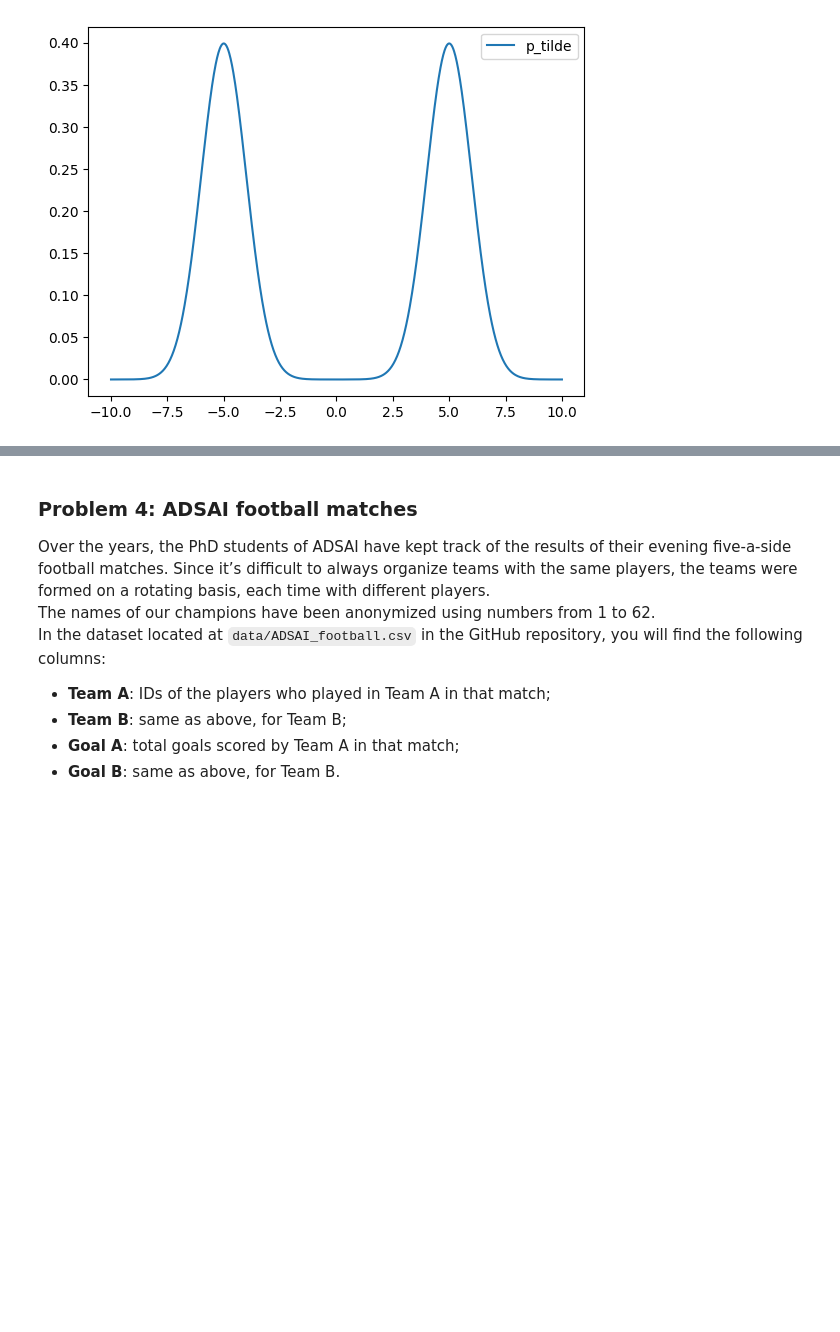
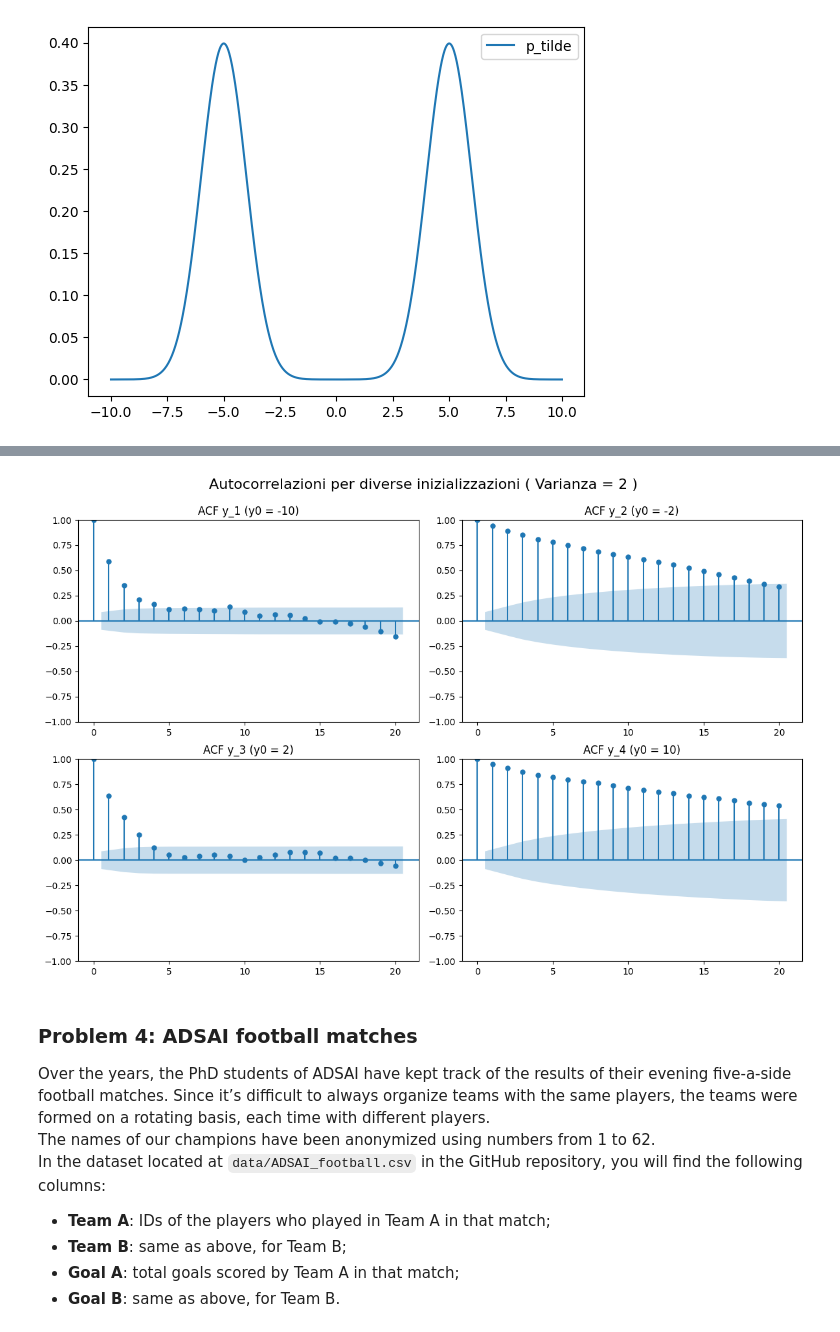
Before and after one commit to TommasoPiscitelli/PML2025, a Jupyter notebook: Homeworks/Homework_2.ipynb, the cells around one changed output, grey strips where cells are left out. Saved outputs shown, nothing was run; the diff lists cells and outputs as text; code cells hidden in the pictures; blank space fills up the shorter version.

```diff
--- a/Homeworks/Homework_2.ipynb
+++ b/Homeworks/Homework_2.ipynb
@@ -257,3 +365,24 @@ plt.show()
+# %%
+fig, axs = plt.subplots(2, 2, figsize=(12, 8))
+
+tsaplots.plot_acf(y_1, lags=20, ax=axs[0, 0])
+axs[0, 0].set_title('ACF y_1 (y0 = -10)')
+
+tsaplots.plot_acf(y_2, lags=20, ax=axs[0, 1])
+axs[0, 1].set_title('ACF y_2 (y0 = -2)')
+
+tsaplots.plot_acf(y_3, lags=20, ax=axs[1, 0])
+axs[1, 0].set_title('ACF y_3 (y0 = 2)')
+
+tsaplots.plot_acf(y_4, lags=20, ax=axs[1, 1])
+axs[1, 1].set_title('ACF y_4 (y0 = 10)')
+
+plt.tight_layout()
+plt.suptitle('Autocorrelazioni per diverse inizializzazioni ( Varianza = 2 )', fontsize=16)
+plt.subplots_adjust(top=0.9)
+plt.show()
+# %% [output]
+[figure, added]
 # %% [markdown]
 ### Problem 4: ADSAI football matches
 Over the years, the PhD students of ADSAI have kept track of the results of their evening five-a-side football matches. Since it’s difficult to always organize teams with the same players, the teams were formed on a rotating basis, each time with different players.
```
Also changed, not shown: parts of 7 cells of this notebook.
